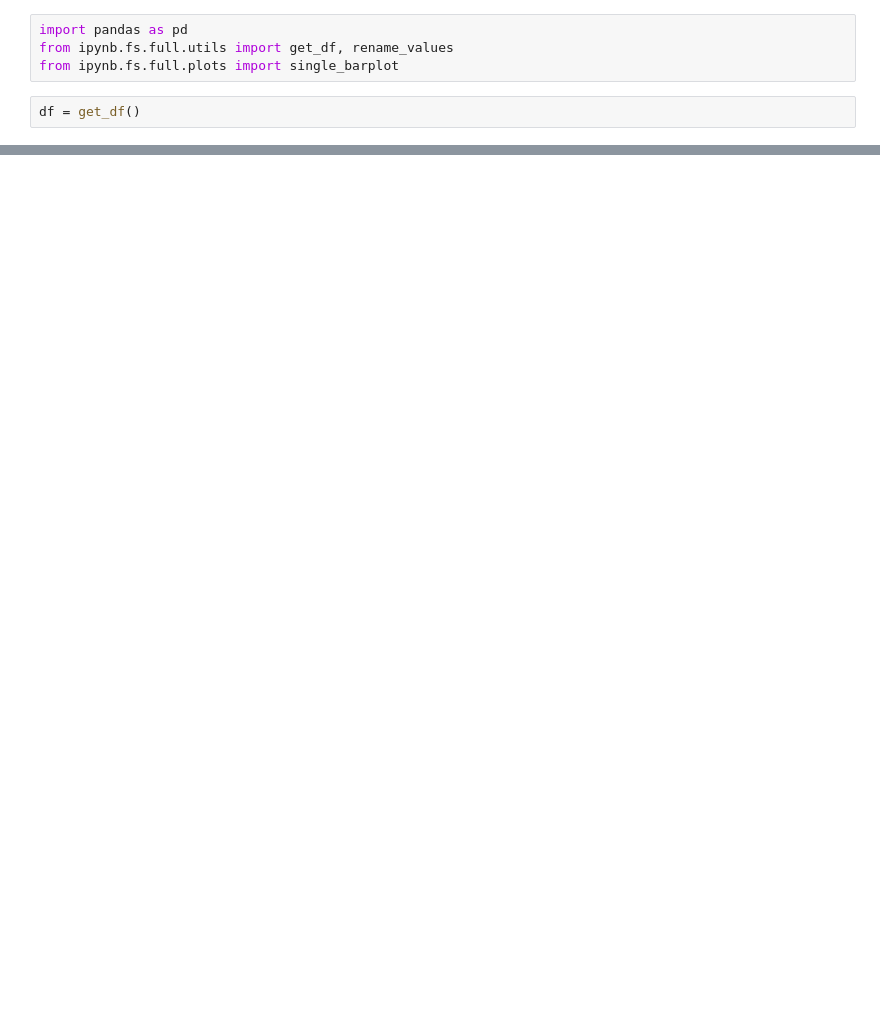
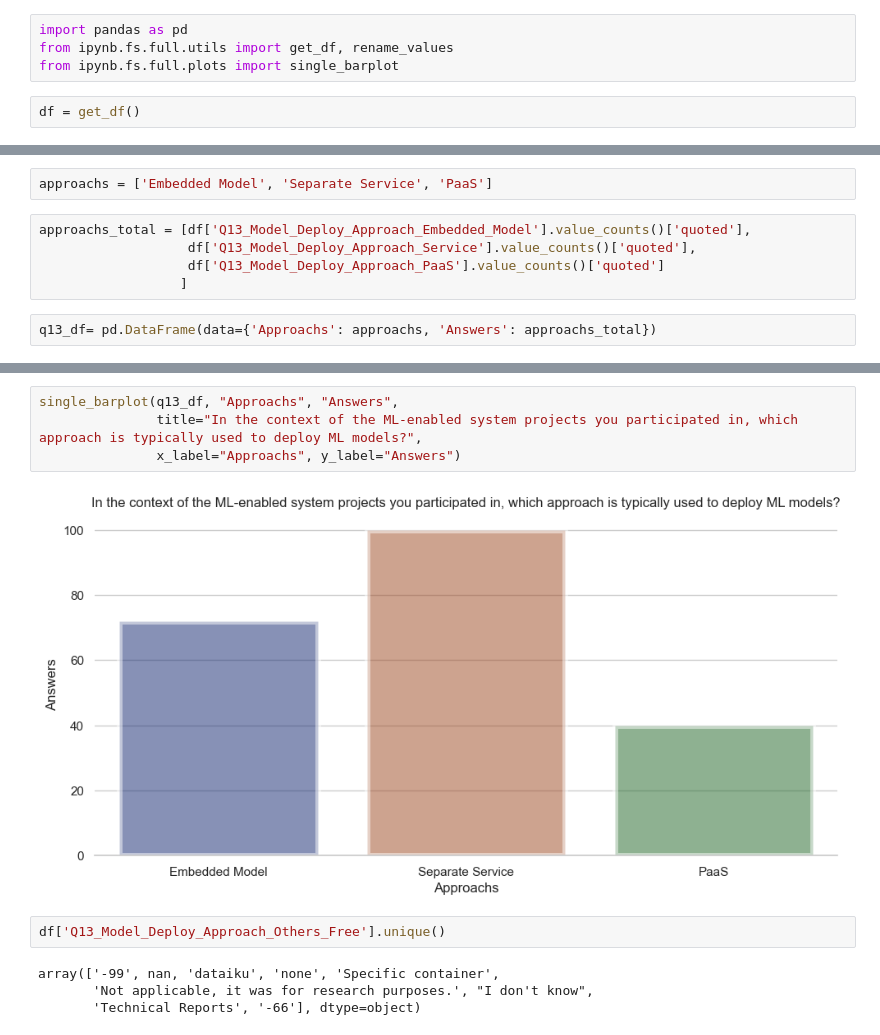
Before and after one commit to Software-Science-Lab-PUC-Rio/napiml-analysis, a Jupyter notebook: Análises/Q13.ipynb, the cells around one changed output, grey strips where cells are left out. Saved outputs shown, nothing was run; the diff lists cells and outputs as text; blank space fills up the shorter version.

```diff
--- a/Análises/Q13.ipynb
+++ b/Análises/Q13.ipynb
@@ -30,0 +47,9 @@ KeyError: "None of [Index(['Q13', 'Q13_1'], dtype='object')] are in the [columns
+# %%
+approachs = ['Embedded Model', 'Separate Service', 'PaaS']
+# %%
+approachs_total = [df['Q13_Model_Deploy_Approach_Embedded_Model'].value_counts()['quoted'],
+                   df['Q13_Model_Deploy_Approach_Service'].value_counts()['quoted'],
+                   df['Q13_Model_Deploy_Approach_PaaS'].value_counts()['quoted']
+                  ]
+# %%
+q13_df= pd.DataFrame(data={'Approachs': approachs, 'Answers': approachs_total})
@@ -30,0 +63,12 @@ KeyError: "None of [Index(['Q13', 'Q13_1'], dtype='object')] are in the [columns
+# %%
+single_barplot(q13_df, "Approachs", "Answers",
+               title="In the context of the ML-enabled system projects you participated in, which approach is typically used to deploy ML models?",
+               x_label="Approachs", y_label="Answers")
+# %% [output]
+[figure, added]
+# %%
+df['Q13_Model_Deploy_Approach_Others_Free'].unique()
+# %% [output]
+array(['-99', nan, 'dataiku', 'none', 'Specific container',
+       'Not applicable, it was for research purposes.', "I don't know",
+       'Technical Reports', '-66'], dtype=object)
```
Also changed, not shown: parts of 3 cells of this notebook, 1 other file.
